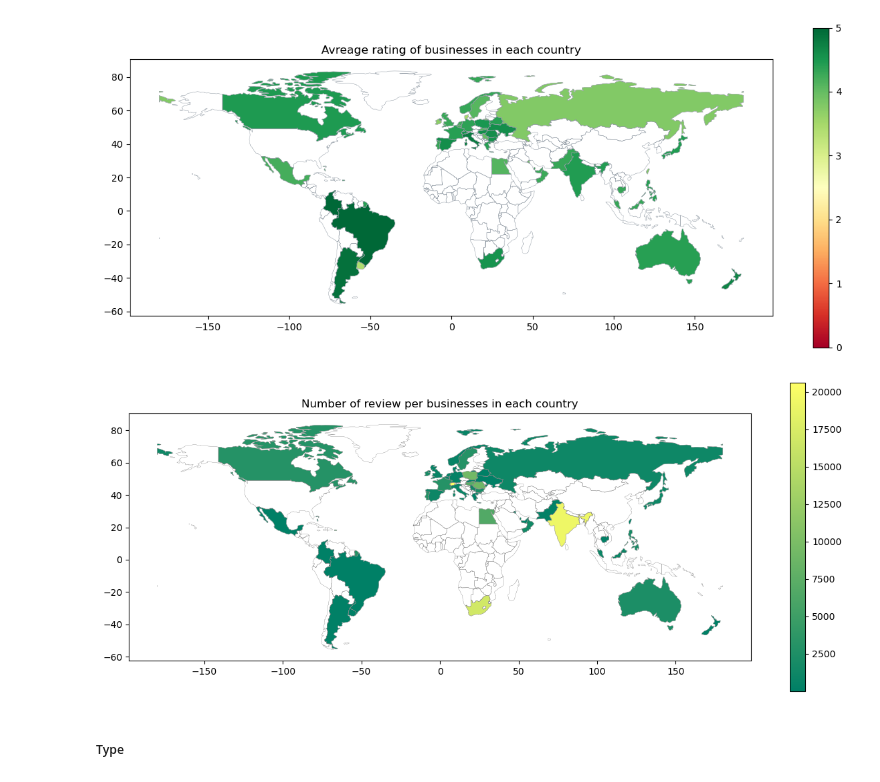
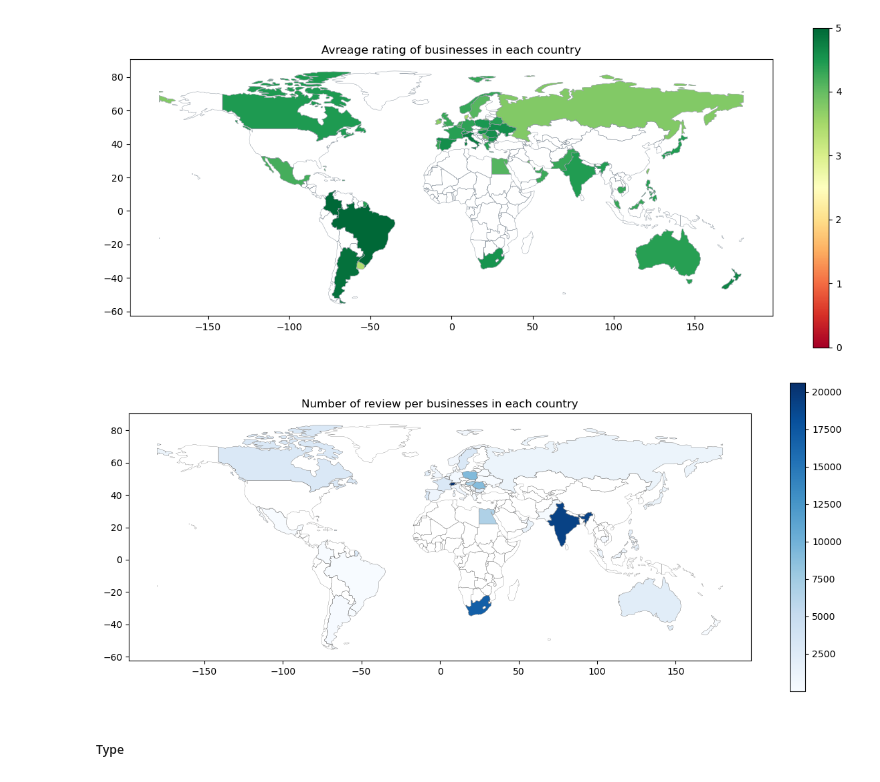
Before and after one commit to kwiatkowskaa/Location_Intelligence_Data_Clustering, a Jupyter notebook: EDA.ipynb, the cells around one changed output. Saved outputs shown, nothing was run; the diff lists cells and outputs as text; code cells hidden in the pictures.

```diff
--- a/EDA.ipynb
+++ b/EDA.ipynb
@@ -489,17 +489,17 @@ X_train_country_review_count['review_per_businesses'] = X_train_country_review_c
 # %%
 world = gpd.read_file(gpd.datasets.get_path('naturalearth_lowres'))
 world = world[(world.name != "Antarctica")]
 
 world_with_business = world.merge(X_train_country_review_count, how='left', left_on='name', right_on='country')
 
 fig, ax = plt.subplots(1, 1, figsize=(15, 6))
-world_with_business.plot(column='review_per_businesses', cmap='summer', linewidth=0.3, ax=ax, edgecolor='0.8', legend=True)
+world_with_business.plot(column='review_per_businesses', cmap='Blues', linewidth=0.3, ax=ax, edgecolor='0.8', legend=True)
 world.plot(ax=ax, color='none', edgecolor='#616161', linewidth=0.2)
 
 plt.title('Number of review per businesses in each country')
 plt.show()
 # %% [output]
-[figure, old version]
+[figure, new version]
 # %% [markdown]
 ##### Type
 # %%
```
Also changed, not shown: parts of 3 cells of this notebook.
